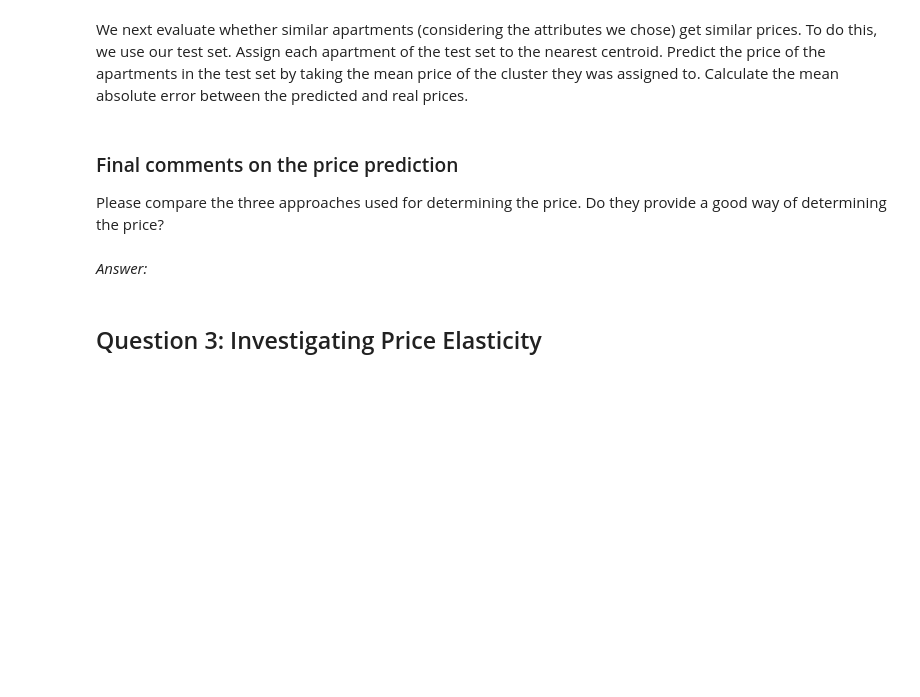
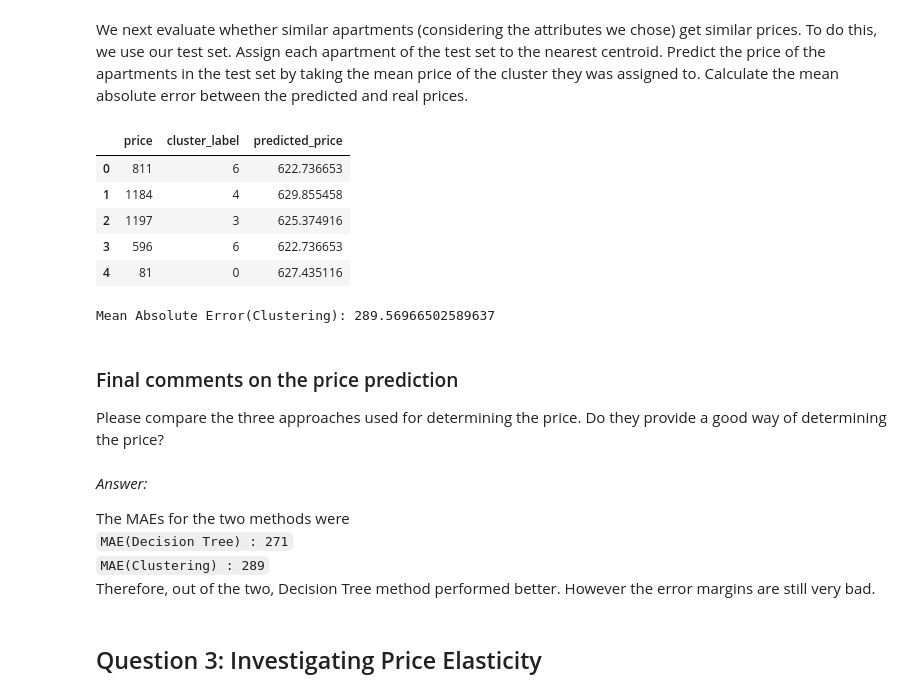
Before and after one commit to hjkim1171/IDS, a Jupyter notebook: Assignment1/Sourav/assignment_1_sourav.ipynb, the cells around one changed output. Drawn from its saved outputs; the diff is of its cells as text; code cells hidden in the pictures; blank space fills up the shorter version.

```diff
--- a/Assignment1/Sourav/assignment_1_sourav.ipynb
+++ b/Assignment1/Sourav/assignment_1_sourav.ipynb
@@ -794,0 +841,9 @@ To predict the price for your apartment, calculate in which cluster your apartme
+# %%
+# Predict the price of our apartment using above model
+# 2-room apartment, Manhattan, Entire home/apt
+print(X_test.head(1)) #An apartment with similar features is found at the first row (0th index) of X_test
+
+cluster_labels_test = model_9clusters.predict(X_test_preprocessed)
+my_apartment_price_clustering = cluster_mean_price_list[cluster_labels_test[0]]
+
+print(f"Price of my apartment: {round(my_apartment_price_clustering, 2)}")
@@ -845,12 +925,42 @@ _Answer:_
 We next evaluate whether similar apartments (considering the attributes we chose) get similar prices. To do this, we use our test set. Assign each apartment of the test set to the nearest centroid. Predict the price of the apartments in the test set by taking the mean price of the cluster they was assigned to. Calculate the mean absolute error between the predicted and real prices.
 # %%
 # Your answer goes here
+Y_test_cluster_labeled = pd.DataFrame({"price": Y_test.tolist(), "cluster_label": cluster_labels_test})
+
+def calculate_price_from_cluster(row):
+    cl = row['cluster_label']
+    return cluster_mean_price_list[int(cl)]
+
+
+Y_test_cluster_labeled = Y_test_cluster_labeled.assign(predicted_price=Y_test_cluster_labeled.apply(calculate_price_from_cluster, axis=1))
+
+Y_test_cluster_labeled.head(5)
+# %% [output]
+|  | price | cluster_label | predicted_price |
+| 0 | 811 | 6 | 622.736653 |
+| 1 | 1184 | 4 | 629.855458 |
+| 2 | 1197 | 3 | 625.374916 |
+| 3 | 596 | 6 | 622.736653 |
+| 4 | 81 | 0 | 627.435116 |
+# %%
+from sklearn.metrics import mean_absolute_error
+
+mae = mean_absolute_error(Y_test_cluster_labeled['price'], Y_test_cluster_labeled['predicted_price'])
+
+print(f'Mean Absolute Error(Clustering): {mae}')
+# %% [output]
+Mean Absolute Error(Clustering): 289.56966502589637
 # %% [markdown]
 ### Final comments on the price prediction
 
 Please compare the three approaches used for determining the price. Do they provide a good way of determining the price?
 # %% [markdown]
 _Answer:_
+
+The MAEs for the two methods were <br>
+`MAE(Decision Tree) : 271`<br>
+`MAE(Clustering) : 289`<br>
+Therefore, out of the two, Decision Tree method performed better. However the error margins are still very bad.
 # %% [markdown]
 ## Question 3: Investigating Price Elasticity
 # %% [markdown]
```
Also changed, not shown: parts of 18 cells of this notebook.
